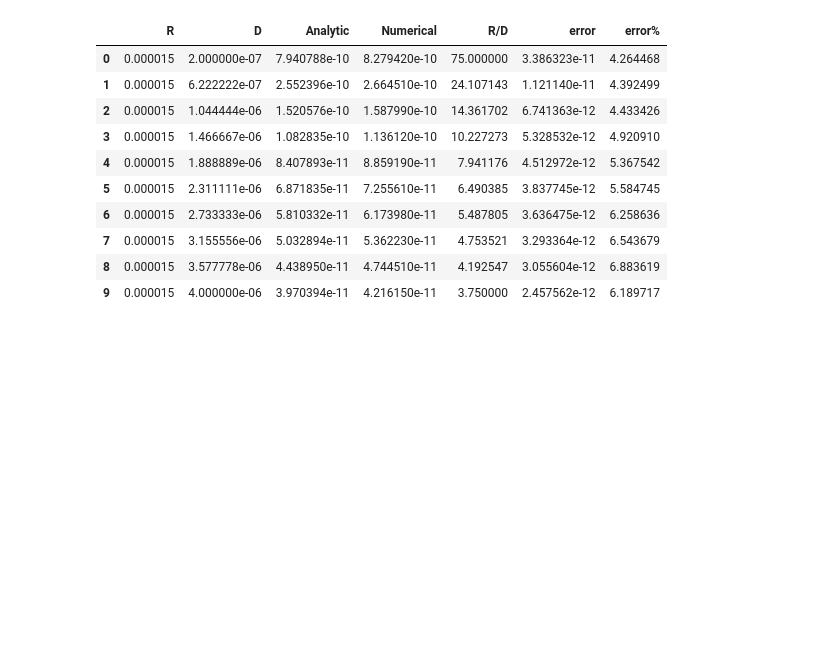
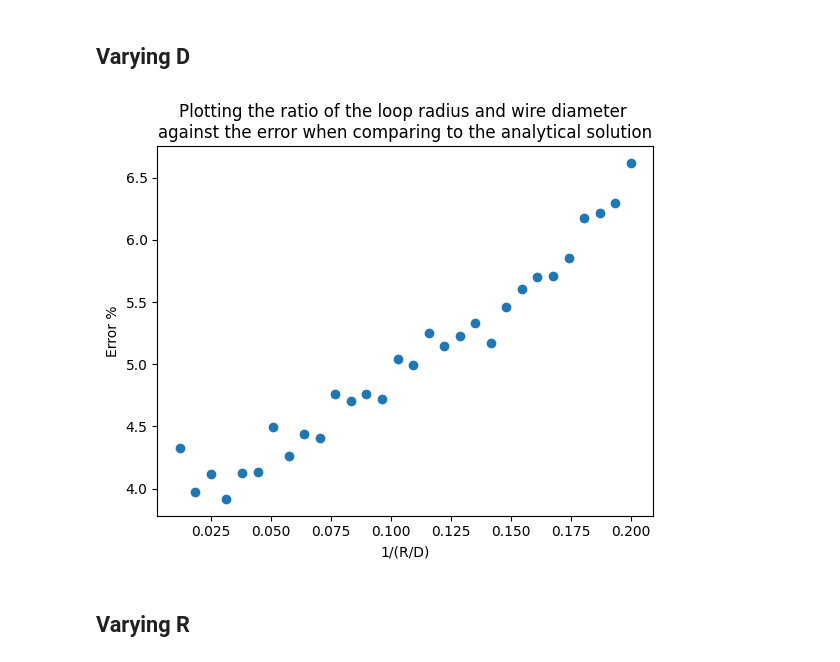
Before and after one commit to 23572027/SkripsieCode, a Jupyter notebook: cpp/noiseEX/testfiles/aVSn/analyseResults.ipynb, the cells around one changed output. Cells and saved outputs as stored; diff of their text form; code cells hidden in the pictures; blank space fills up the shorter version.

```diff
--- a/cpp/noiseEX/testfiles/aVSn/analyseResults.ipynb
+++ b/cpp/noiseEX/testfiles/aVSn/analyseResults.ipynb
@@ -2,24 +2,30 @@
 import pandas as pd
 import numpy as np
 import matplotlib.pyplot as plt
+# %% [markdown]
+## Varying D
+# %%
+res = pd.read_csv("resFIX_R_2.csv")
+res["R/D"] = res["R"]/res["D"]
+res["error"] = abs(res["Analytic"] - res["Numerical"])
+res["error%"] = res["error"]/res["Analytic"] * 100
+res["D/R"] = 1/res["R/D"]
+# %%
+plt.scatter(res["D/R"],res["error%"])
+plt.ylabel("Error %")
+plt.xlabel("1/(R/D)")
+plt.title("Plotting the ratio of the loop radius and wire diameter \nagainst the error when comparing to the analytical solution")
+plt.show()
+# %% [output]
+[figure, added]
+# %% [markdown]
+## Varying R
 # %%
-res = pd.read_csv("resFIX_R.csv")
+res = pd.read_csv("resFIX_D.csv")
 res["R/D"] = res["R"]/res["D"]
 res["error"] = abs(res["Analytic"] - res["Numerical"])
 res["error%"] = res["error"]/res["Analytic"] * 100
-res
+# res
-# %% [output]
-|  | R | D | Analytic | Numerical | R/D | error | error% |
-| 0 | 0.000015 | 2.000000e-07 | 7.940788e-10 | 8.279420e-10 | 75.000000 | 3.386323e-11 | 4.264468 |
-| 1 | 0.000015 | 6.222222e-07 | 2.552396e-10 | 2.664510e-10 | 24.107143 | 1.121140e-11 | 4.392499 |
-| 2 | 0.000015 | 1.044444e-06 | 1.520576e-10 | 1.587990e-10 | 14.361702 | 6.741363e-12 | 4.433426 |
-| 3 | 0.000015 | 1.466667e-06 | 1.082835e-10 | 1.136120e-10 | 10.227273 | 5.328532e-12 | 4.920910 |
-| 4 | 0.000015 | 1.888889e-06 | 8.407893e-11 | 8.859190e-11 | 7.941176 | 4.512972e-12 | 5.367542 |
-| 5 | 0.000015 | 2.311111e-06 | 6.871835e-11 | 7.255610e-11 | 6.490385 | 3.837745e-12 | 5.584745 |
-| 6 | 0.000015 | 2.733333e-06 | 5.810332e-11 | 6.173980e-11 | 5.487805 | 3.636475e-12 | 6.258636 |
-| 7 | 0.000015 | 3.155556e-06 | 5.032894e-11 | 5.362230e-11 | 4.753521 | 3.293364e-12 | 6.543679 |
-| 8 | 0.000015 | 3.577778e-06 | 4.438950e-11 | 4.744510e-11 | 4.192547 | 3.055604e-12 | 6.883619 |
-| 9 | 0.000015 | 4.000000e-06 | 3.970394e-11 | 4.216150e-11 | 3.750000 | 2.457562e-12 | 6.189717 |
 # %%
 plt.scatter(res["R/D"],res["error%"])
 plt.ylabel("Error %")
```
Also changed, not shown: parts of 5 cells of this notebook, 16 other files.
